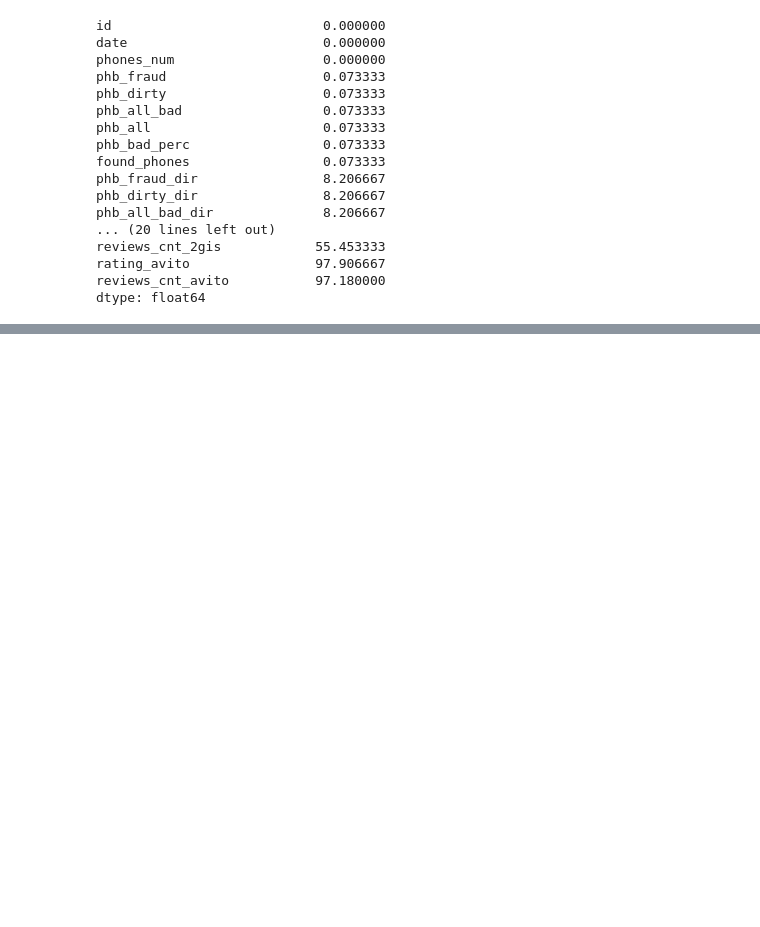
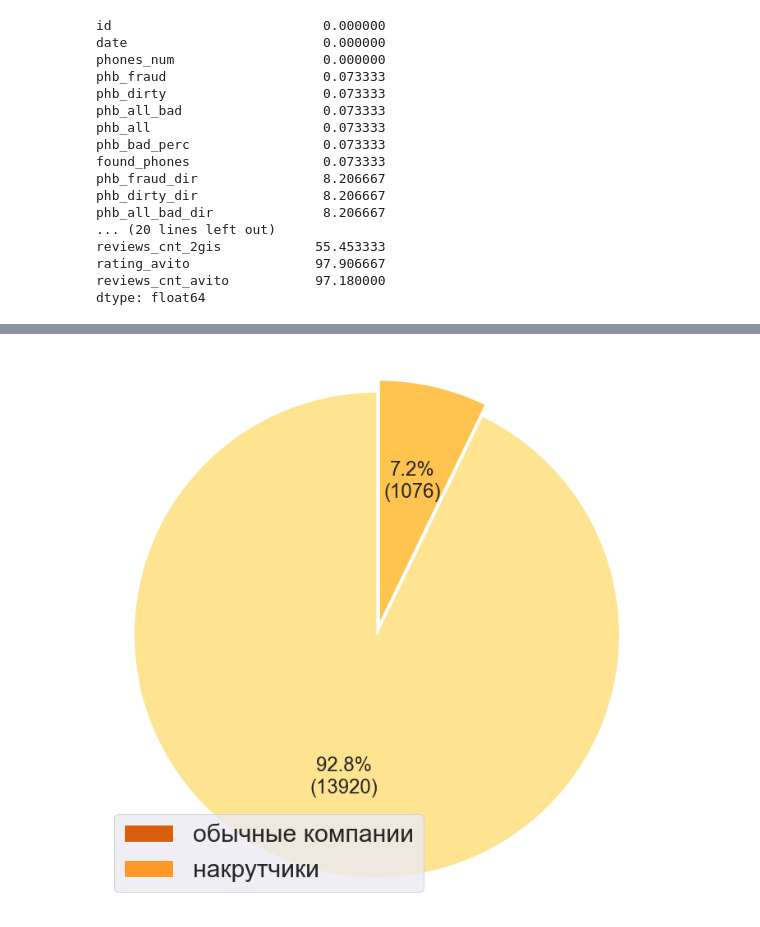
Before and after one commit to D1ffic00lt/dano-olympiad-final-stage, a Jupyter notebook: dfilinov/nan_values.ipynb, the cells around one changed output, grey strips where cells are left out. Saved outputs shown, nothing was run; the diff lists cells and outputs as text; code cells hidden in the pictures; blank space fills up the shorter version.

```diff
--- a/dfilinov/nan_values.ipynb
+++ b/dfilinov/nan_values.ipynb
@@ -123,0 +124,30 @@ sns.palplot(sns.color_palette("Greens"))
+# %%
+all_frauds = 1076
+all_norm = 13920
+reviews_frauds = 276
+rating_frauds = 800
+has_reviews = 4322
+# %%
+labels = ['обычные компании', "накрутчики"]
+# %%
+def autopct_format(values):
+    def my_format(pct):
+        total = sum(values)
+        val = int(round(pct*total/100.0))
+        return '{:.1f}%\n({v:d})'.format(pct, v=val)
+    return my_format
+fig, ax1 = plt.subplots()
+fig.set_figheight(10)
+sns.set (font_scale=2)
+fig.set_figwidth(10)
+d = [all_norm, all_frauds]
+# fig.suptitle('Средний процент пропущенных значений в каждой группе', fontsize=18)
+colors = ["#fee391", "#fec44f", "#fe9929", "#d95f0e"]
+plt.legend(patches, labels, fontsize=30, loc="lower left")
+patches = ax1.pie(x=d, startangle=90, colors=colors, explode=(0, 0.05), autopct=autopct_format(d))[0]
+plt.axis('equal')
+plt.tight_layout()
+plt.savefig('../figures/missing_by_group_perc_pie.png', dpi=200)
+plt.show()
+# %% [output]
+[figure, added]
```
Also changed, not shown: parts of 6 cells of this notebook, 10 other files.
